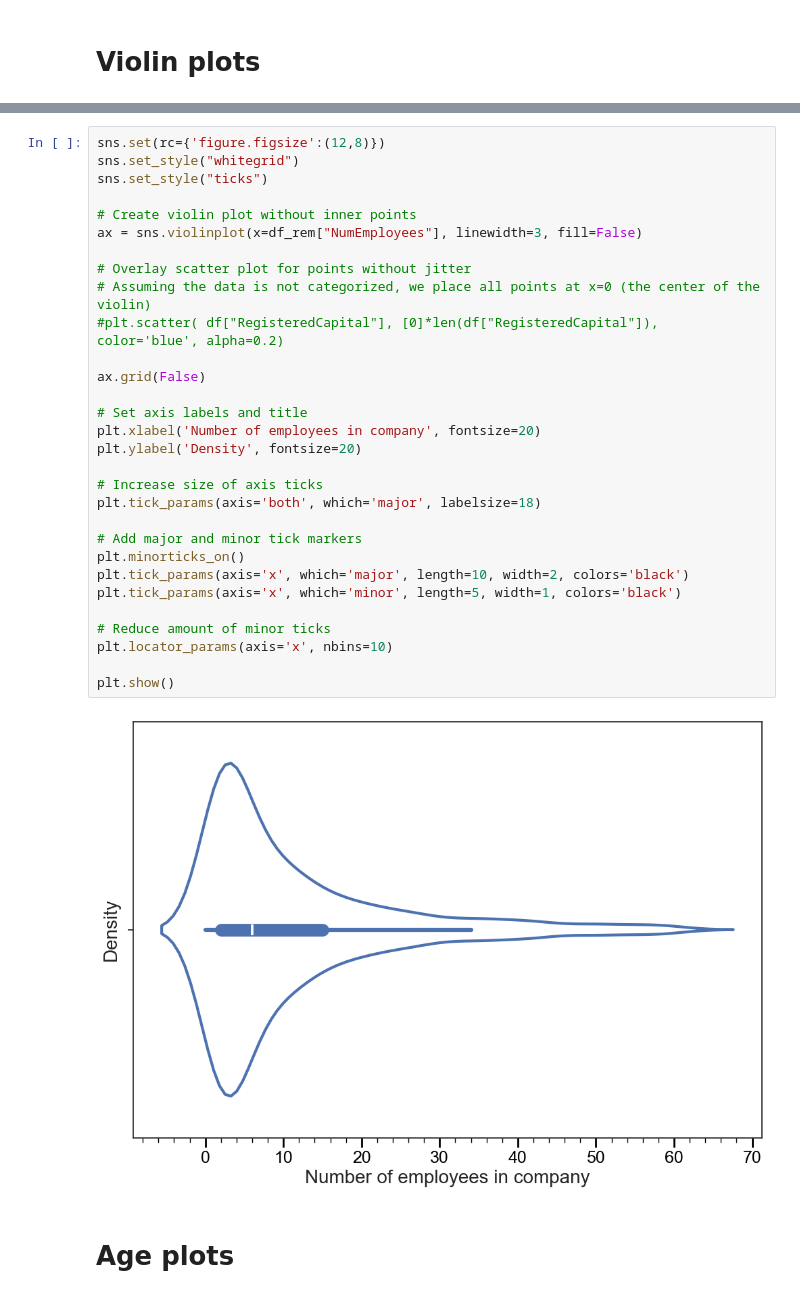
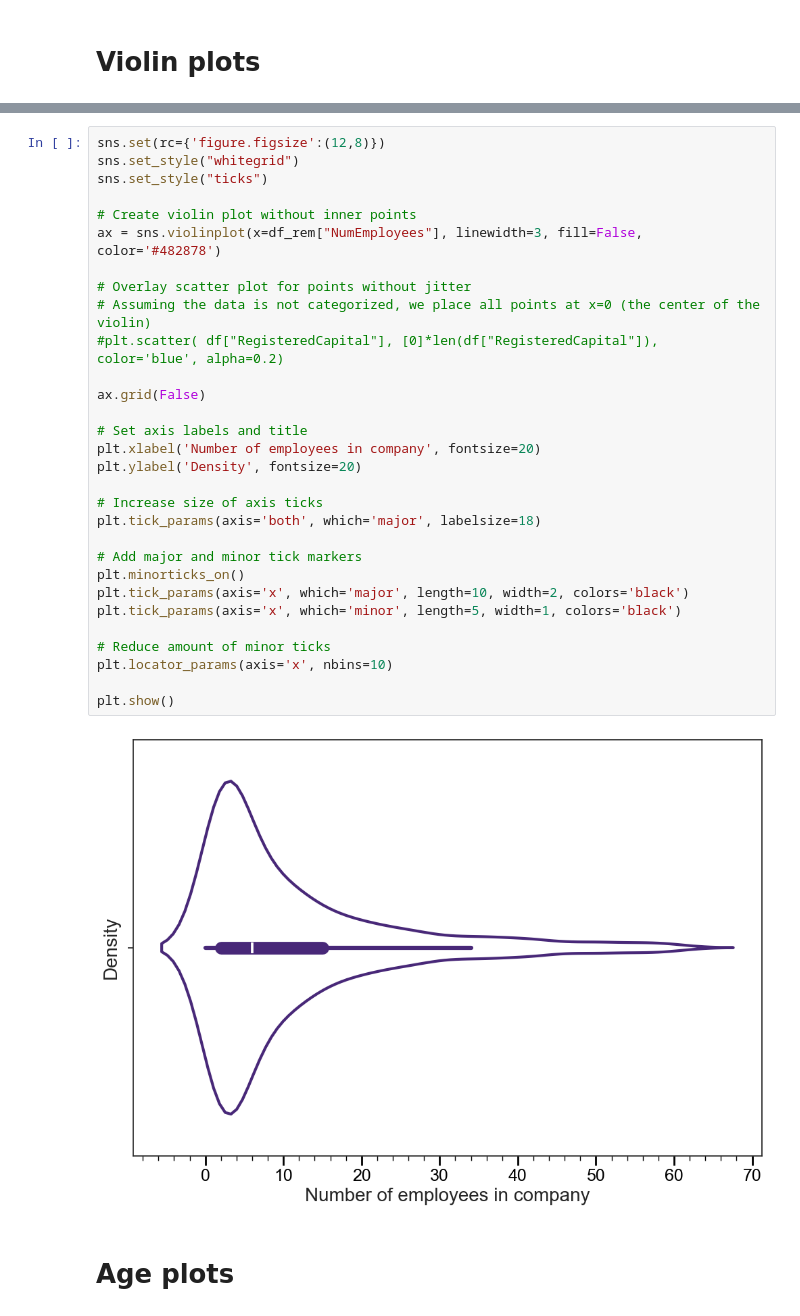
Before and after one commit to ivaroli/DataInTheWild, a Jupyter notebook: Analysis/Visualizations.ipynb, the cells around one changed output, grey strips where cells are left out. Cells and saved outputs as stored; diff of their text form.

Commit message:
Added same coloring to violin graphs as the rest

```diff
--- a/Analysis/Visualizations.ipynb
+++ b/Analysis/Visualizations.ipynb
@@ -261,35 +261,35 @@ plt.show()
 # %%
 sns.set(rc={'figure.figsize':(12,8)})
 sns.set_style("whitegrid")
 sns.set_style("ticks")
 
 # Create violin plot without inner points
-ax = sns.violinplot(x=df_rem["NumEmployees"], linewidth=3, fill=False)
+ax = sns.violinplot(x=df_rem["NumEmployees"], linewidth=3, fill=False, color='#482878')
 
 # Overlay scatter plot for points without jitter
 # Assuming the data is not categorized, we place all points at x=0 (the center of the violin)
 #plt.scatter( df["RegisteredCapital"], [0]*len(df["RegisteredCapital"]), color='blue', alpha=0.2)
 
 ax.grid(False)
 
 # Set axis labels and title
 plt.xlabel('Number of employees in company', fontsize=20)
 plt.ylabel('Density', fontsize=20)
 
 # Increase size of axis ticks
 plt.tick_params(axis='both', which='major', labelsize=18)
 
 # Add major and minor tick markers
 plt.minorticks_on()
 plt.tick_params(axis='x', which='major', length=10, width=2, colors='black')
 plt.tick_params(axis='x', which='minor', length=5, width=1, colors='black')
 
 # Reduce amount of minor ticks
 plt.locator_params(axis='x', nbins=10)
 
 plt.show()
 # %% [output]
-[figure, old version]
+[figure, new version]
 # %% [markdown]
 # Age plots
 # %%
```
Also changed, not shown: parts of 3 cells of this notebook.
